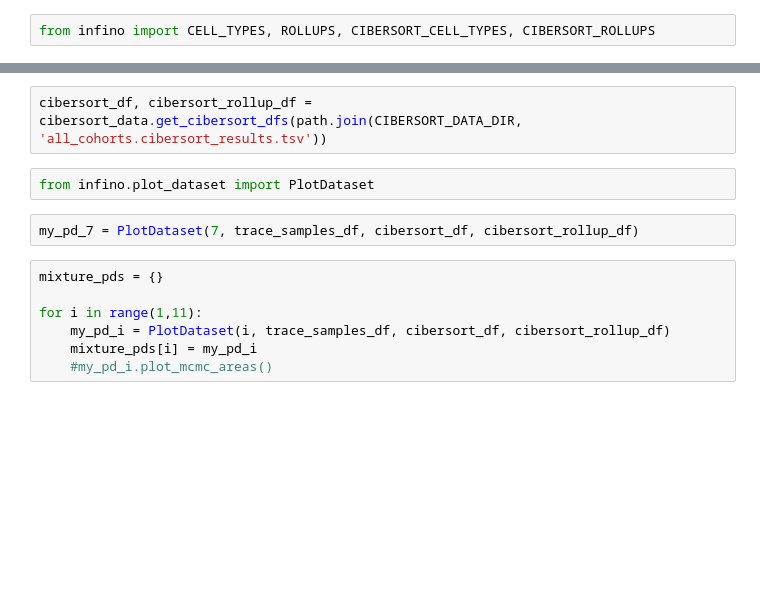
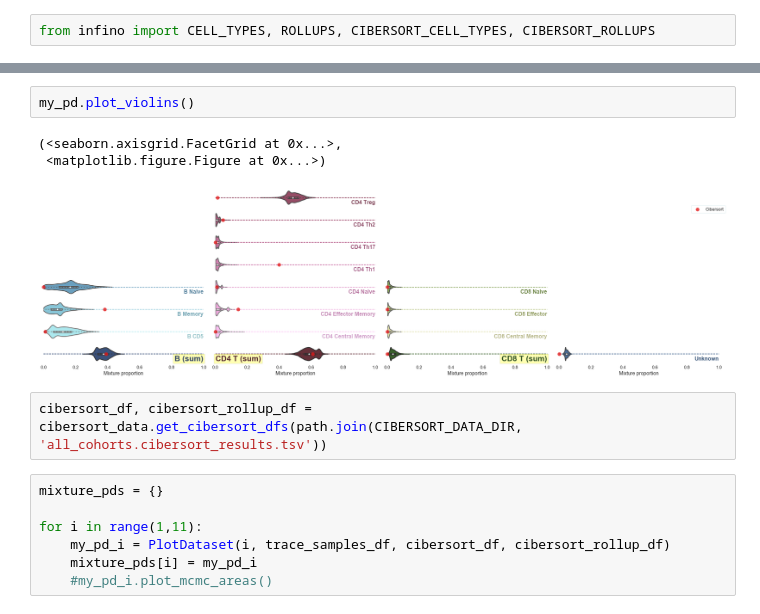
Before and after one commit to hammerlab/infino, a Jupyter notebook: notebooks/Test nb.ipynb, the cells around one changed output, grey strips where cells are left out. Drawn from its saved outputs; the diff is of its cells as text; blank space fills up the shorter version.

```diff
--- a/notebooks/Test nb.ipynb
+++ b/notebooks/Test nb.ipynb
@@ -109,9 +116,11 @@ trace_samples_df.replace(to_replace={'type': {'Unknown':'rollup'}}, inplace=True
+# %%
+my_pd.plot_violins()
+# %% [output]
+(<seaborn.axisgrid.FacetGrid at 0x...>,
+ <matplotlib.figure.Figure at 0x...>)
+[figure, added]
 # %%
 cibersort_df, cibersort_rollup_df = cibersort_data.get_cibersort_dfs(path.join(CIBERSORT_DATA_DIR, 'all_cohorts.cibersort_results.tsv'))
-# %%
-from infino.plot_dataset import PlotDataset
-# %%
-my_pd_7 = PlotDataset(7, trace_samples_df, cibersort_df, cibersort_rollup_df)
 # %%
 mixture_pds = {}
 
```
Also changed, not shown: parts of 11 cells of this notebook, 2 other files.
